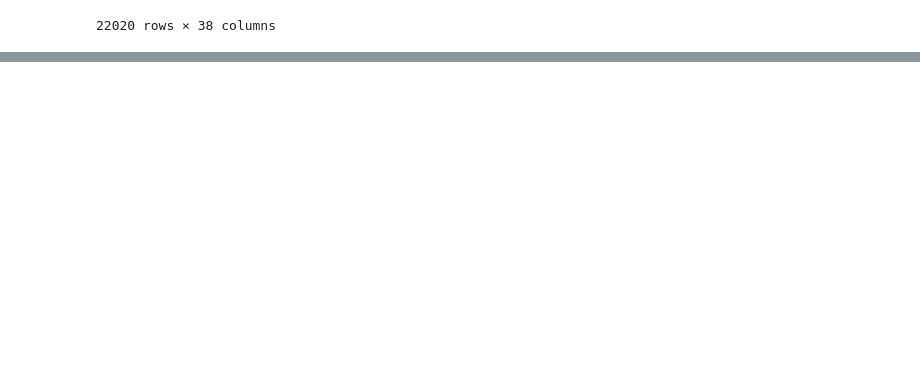
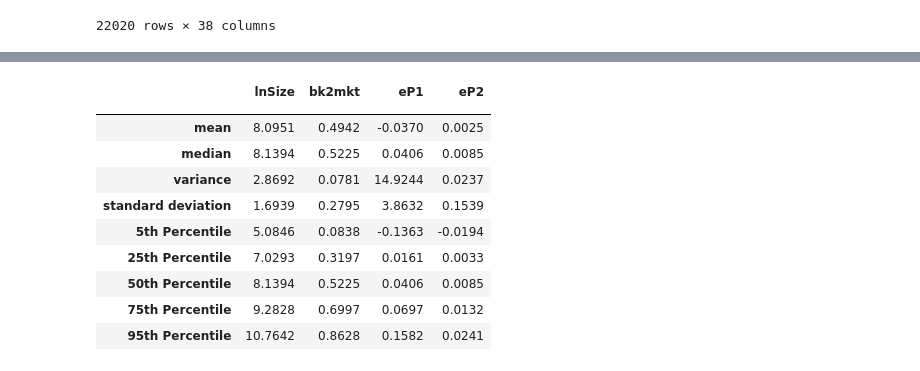
Before and after one commit to uWaterloo-CFM/CFM-301, a Jupyter notebook: Assignment 2/Assignment 2.ipynb, the cells around one changed output, grey strips where cells are left out. Saved outputs shown, nothing was run; the diff lists cells and outputs as text; code cells hidden in the pictures; blank space fills up the shorter version.

Commit message:
data

```diff
--- a/Assignment 2/Assignment 2.ipynb
+++ b/Assignment 2/Assignment 2.ipynb
@@ -206,0 +212,10 @@ df_compustat_crsp_2000_2022
+# %%
+# a. lnSize
+df_compustat_crsp_2000_2022.loc[:,"lnSize"] = np.log(df_compustat_crsp_2000_2022["CEQQ"])
+
+# b. bk2mkt - assuming [ATQ] Assets – Total means ASSETS - LIABILITIES
+df_compustat_crsp_2000_2022.loc[:,"bk2mkt"] = df_compustat_crsp_2000_2022["CEQQ"] / df_compustat_crsp_2000_2022["ATQ"]
+
+# c. eP
+df_compustat_crsp_2000_2022.loc[:,"eP1"] = df_compustat_crsp_2000_2022["IBQ"] / df_compustat_crsp_2000_2022["CEQQ"]
+df_compustat_crsp_2000_2022.loc[:,"eP2"] = df_compustat_crsp_2000_2022["EPSPXQ"] / df_compustat_crsp_2000_2022["PRC"]
@@ -206,0 +263,46 @@ df_compustat_crsp_2000_2022
+# %%
+statistics_df = pd.DataFrame(columns=["", "lnSize", "bk2mkt", "eP1", "eP2"])
+statistics_df.loc[0] = "mean"
+statistics_df.loc[1] = "median"
+statistics_df.loc[2] = "variance"
+statistics_df.loc[3] = "standard deviation"
+statistics_df.loc[4] = "5th Percentile"
+statistics_df.loc[5] = "25th Percentile"
+statistics_df.loc[6] = "50th Percentile"
+statistics_df.loc[7] = "75th Percentile"
+statistics_df.loc[8] = "95th Percentile"
+
+statistics_df.set_index("", inplace=True)
+
+variables = ["lnSize", "bk2mkt", "eP1", "eP2"]
+
+
+# Mean + Median
+for var in variables:
+    statistics_df.loc["mean", var] = df_compustat_crsp_2000_2022[var].mean()
+    statistics_df.loc["median", var] = df_compustat_crsp_2000_2022[var].median()
+
+# Variance + Std Deviation
+for var in variables:
+    statistics_df.loc["variance", var] = df_compustat_crsp_2000_2022[var].var()
+    statistics_df.loc["standard deviation", var] = df_compustat_crsp_2000_2022[var].std()
+
+# Percentiles
+percentiles = [5, 25, 50, 75, 95]
+for var in variables:
+    for p in percentiles:
+        statistics_df.loc[f"{p}th Percentile", var] = df_compustat_crsp_2000_2022[var].quantile(p / 100)
+
+statistics_df.astype(float).round(4)
+# %% [output]
+|  | lnSize | bk2mkt | eP1 | eP2 |
+|  |  |  |  |  |
+| mean | 8.0951 | 0.4942 | -0.0370 | 0.0025 |
+| median | 8.1394 | 0.5225 | 0.0406 | 0.0085 |
+| variance | 2.8692 | 0.0781 | 14.9244 | 0.0237 |
+| standard deviation | 1.6939 | 0.2795 | 3.8632 | 0.1539 |
+| 5th Percentile | 5.0846 | 0.0838 | -0.1363 | -0.0194 |
+| 25th Percentile | 7.0293 | 0.3197 | 0.0161 | 0.0033 |
+| 50th Percentile | 8.1394 | 0.5225 | 0.0406 | 0.0085 |
+| 75th Percentile | 9.2828 | 0.6997 | 0.0697 | 0.0132 |
+| 95th Percentile | 10.7642 | 0.8628 | 0.1582 | 0.0241 |
```
Also changed, not shown: parts of 14 cells of this notebook.
